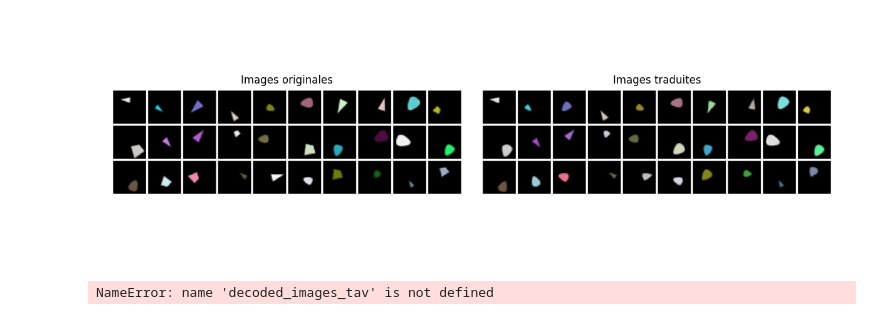
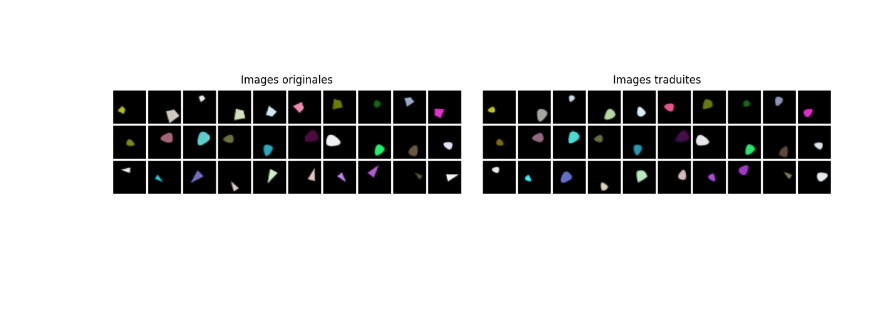
Before and after one commit to lucas-ch/gwsyn, a Jupyter notebook: notebooks/syn_4_modules_full .ipynb, the cells around one changed output. Saved outputs shown, nothing was run; the diff lists cells and outputs as text; code cells hidden in the pictures.

```diff
--- a/notebooks/syn_4_modules_full .ipynb
+++ b/notebooks/syn_4_modules_full .ipynb
@@ -29,9 +29,9 @@ from sklearn.preprocessing import StandardScaler
 
 %matplotlib widget
 # %%
-condition = "debug4mod"
-checkpoint_epoch = 0
-n_samples_test = 300
+condition = "4mod_nocont_step2"
+checkpoint_epoch = 20
+n_samples_test = 50
 split = "test"
 # %%
 experiment_name = get_experiment_name(condition, "biased_00", 0)
@@ -158,25 +175,22 @@ plt.show()
 # %%
 # fustion:cat + position + color to v_latents
 latents_source = latent_domains[frozenset({'color', 'cat', 'position', 'v_latents'})]
 
 
 gw_latents = gw_mod.encode(latents_source)
-z = 0.33*gw_latents['color'] + 0.33*gw_latents['cat'] + 0.33*gw_latents['position']
+z = 1*gw_latents['color'] + 1*gw_latents['cat'] + 1*gw_latents['position']
 
 prediction = gw_mod.decode(z, domains={'v_latents'})['v_latents']
 decoded_images_f= visual_module.decode_images(prediction)
 
-fig = plot_original_translated_comparison(original_images_rgb, decoded_images_f)
+fig = plot_original_translated_comparison(get_n_per_category(original_images_rgb, cat, 10), get_n_per_category(decoded_images_f, cat, 10))
 plt.show()
 # %% [output]
-[figure, old version]
+[figure, new version]
 # %%
-del original_images_rgb
-del decoded_images_tcv
-del decoded_images_dcy
-del decoded_images_tav
-del decoded_images_f
-del decoded_images_dt
-torch.cuda.empty_cache()
+# del original_images_rgb
+# del decoded_images_dcy
+# del decoded_images_f
+# del decoded_images_t
+# del decoded_images_dt
+# torch.cuda.empty_cache()
-# %% [output]
-NameError: name 'decoded_images_tav' is not defined
```
Also changed, not shown: parts of 8 cells of this notebook, 9 other files.
